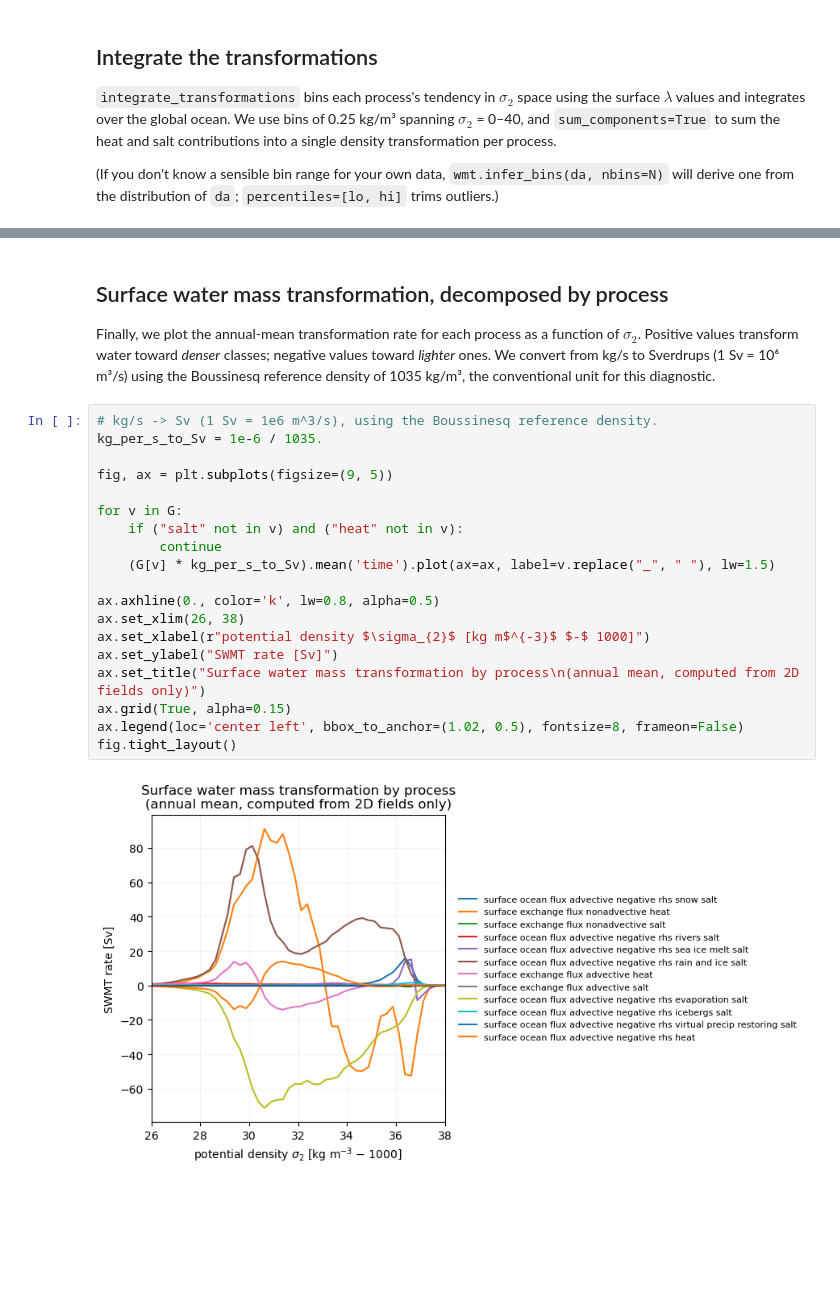
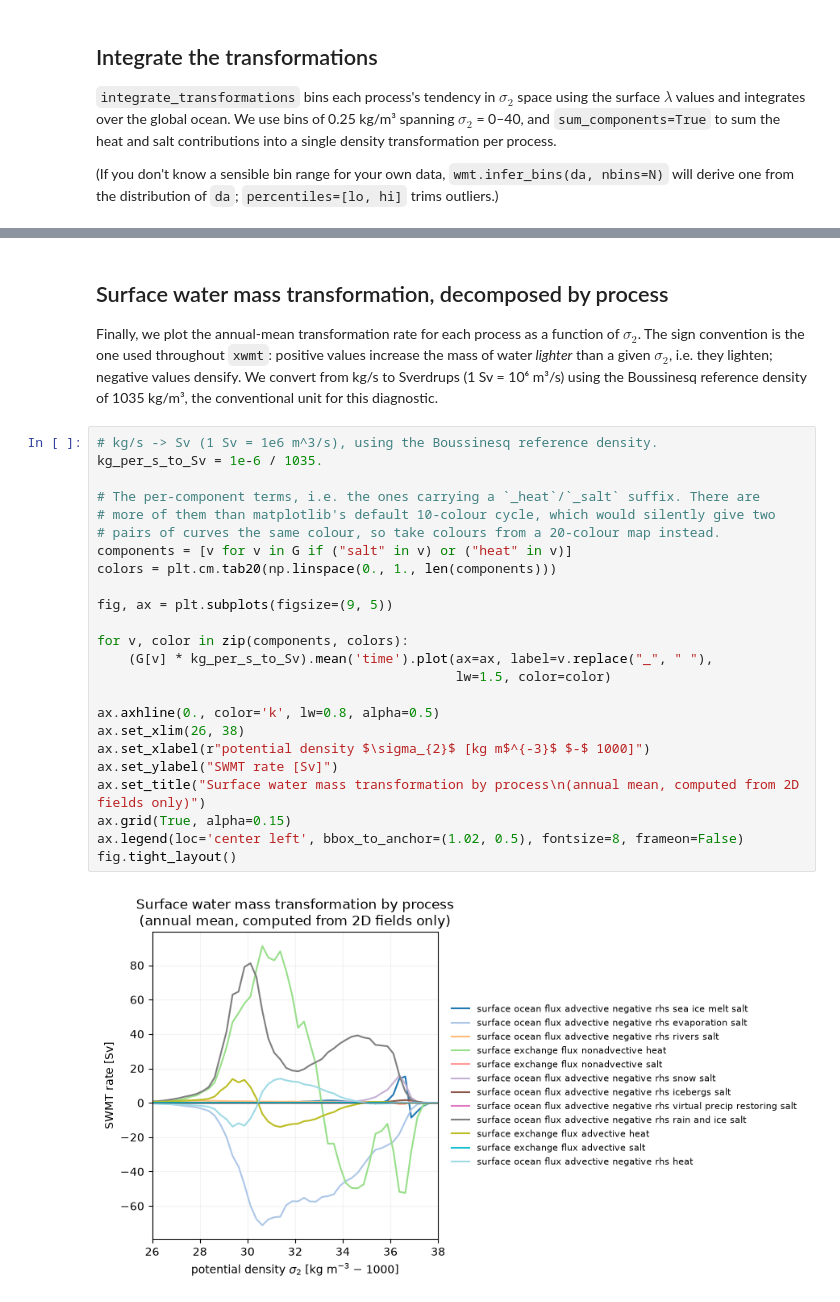
Before and after one commit to NOAA-GFDL/xwmt, a Jupyter notebook: examples/swmt_decomposition.ipynb, the cells around one changed output, grey strips where cells are left out. Drawn from its saved outputs; the diff is of its cells as text; blank space fills up the shorter version.

```diff
--- a/examples/swmt_decomposition.ipynb
+++ b/examples/swmt_decomposition.ipynb
@@ -452,28 +458,34 @@ with warnings.catch_warnings():
 ## Surface water mass transformation, decomposed by process
 
 Finally, we plot the annual-mean transformation rate for each process as a function of
-$\sigma_{2}$. Positive values transform water toward *denser* classes; negative values toward
-*lighter* ones. We convert from kg/s to Sverdrups (1 Sv = 10⁶ m³/s) using the Boussinesq
+$\sigma_{2}$. The sign convention is the one used throughout `xwmt`: positive values increase the
+mass of water *lighter* than a given $\sigma_{2}$, i.e. they lighten; negative values
+densify. We convert from kg/s to Sverdrups (1 Sv = 10⁶ m³/s) using the Boussinesq
 reference density of 1035 kg/m³, the conventional unit for this diagnostic.
 # %%
 # kg/s -> Sv (1 Sv = 1e6 m^3/s), using the Boussinesq reference density.
 kg_per_s_to_Sv = 1e-6 / 1035.
 
+# The per-component terms, i.e. the ones carrying a `_heat`/`_salt` suffix. There are
+# more of them than matplotlib's default 10-colour cycle, which would silently give two
+# pairs of curves the same colour, so take colours from a 20-colour map instead.
+components = [v for v in G if ("salt" in v) or ("heat" in v)]
+colors = plt.cm.tab20(np.linspace(0., 1., len(components)))
+
 fig, ax = plt.subplots(figsize=(9, 5))
 
-for v in G:
-    if ("salt" not in v) and ("heat" not in v):
-        continue
-    (G[v] * kg_per_s_to_Sv).mean('time').plot(ax=ax, label=v.replace("_", " "), lw=1.5)
+for v, color in zip(components, colors):
+    (G[v] * kg_per_s_to_Sv).mean('time').plot(ax=ax, label=v.replace("_", " "),
+                                              lw=1.5, color=color)
 
 ax.axhline(0., color='k', lw=0.8, alpha=0.5)
 ax.set_xlim(26, 38)
 ax.set_xlabel(r"potential density $\sigma_{2}$ [kg m$^{-3}$ $-$ 1000]")
 ax.set_ylabel("SWMT rate [Sv]")
 ax.set_title("Surface water mass transformation by process\n(annual mean, computed from 2D fields only)")
 ax.grid(True, alpha=0.15)
 ax.legend(loc='center left', bbox_to_anchor=(1.02, 0.5), fontsize=8, frameon=False)
 fig.tight_layout()
 # %% [output]
-[figure, old version]
+[figure, new version]
 # %% [markdown]
```
Also changed, not shown: parts of 6 cells of this notebook, 1 other file.
